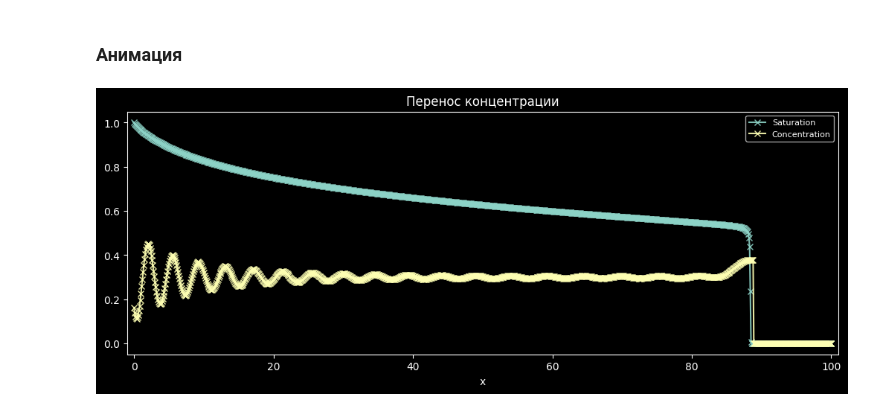
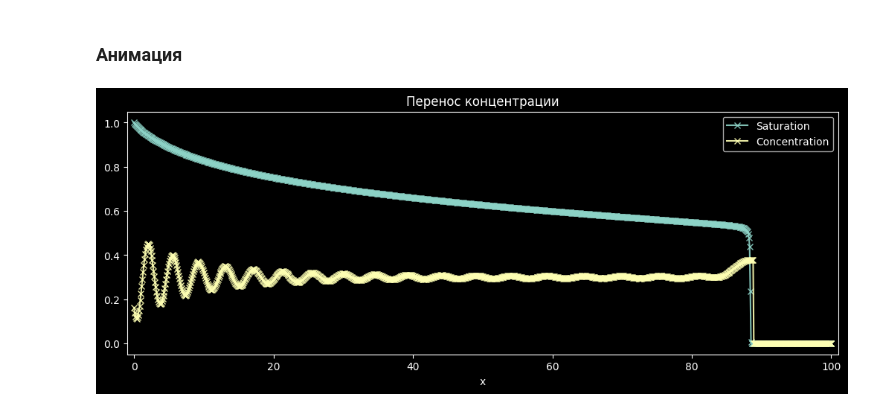
Before and after one commit to lnrSmglln/Carbonate-Acidizing-Modeling, a Jupyter notebook: 2phase/components transport.ipynb, the cells around one changed output. Drawn from its saved outputs; the diff is of its cells as text; code cells hidden in the pictures.

```diff
--- a/2phase/components transport.ipynb
+++ b/2phase/components transport.ipynb
@@ -321,32 +321,32 @@ n_frames = 80
 t_opt = []
 conc_opt = []
 sat_opt = []
 for i in range(S.shape[0]):
     if i % (total_time // tau // (n_frames-1)) == 0:
         t_opt.append(t[i])
         conc_opt.append(conc[i])
         sat_opt.append(S[i])
 
 fig, ax = plt.subplots(figsize=(10, 4), layout='constrained', dpi=100)
 
 sat_line, = ax.plot(x, S[0], label="Saturation", marker="x", alpha=0.9)
 conc_line, = ax.plot(x, conc[0], label="Concentration", marker="x", alpha=0.9)
 
 plt.title("Перенос концентрации")
 
 ax.set_xlabel("x")
 ax.set_ylim([-0.05, 1.05])
 ax.set_xlim([-0.01 * length, length * 1.01])
 
-ax.legend(fontsize=8)
+ax.legend(fontsize=10)
 
 def update(frame):
     # update the line plot:
     conc_line.set_data(x, conc_opt[frame])
     sat_line.set_data(x, sat_opt[frame])
     return conc_line, sat_line
 
 ani = animation.FuncAnimation(fig=fig, func=update, frames=n_frames, interval=0.1, blit=True)
 ani.save(filename="../data/periodic_concentration_field.gif", writer="pillow")
 # %% [output]
-[figure, old version]
+[figure, new version]
```
Also changed, not shown: 8 other files.
